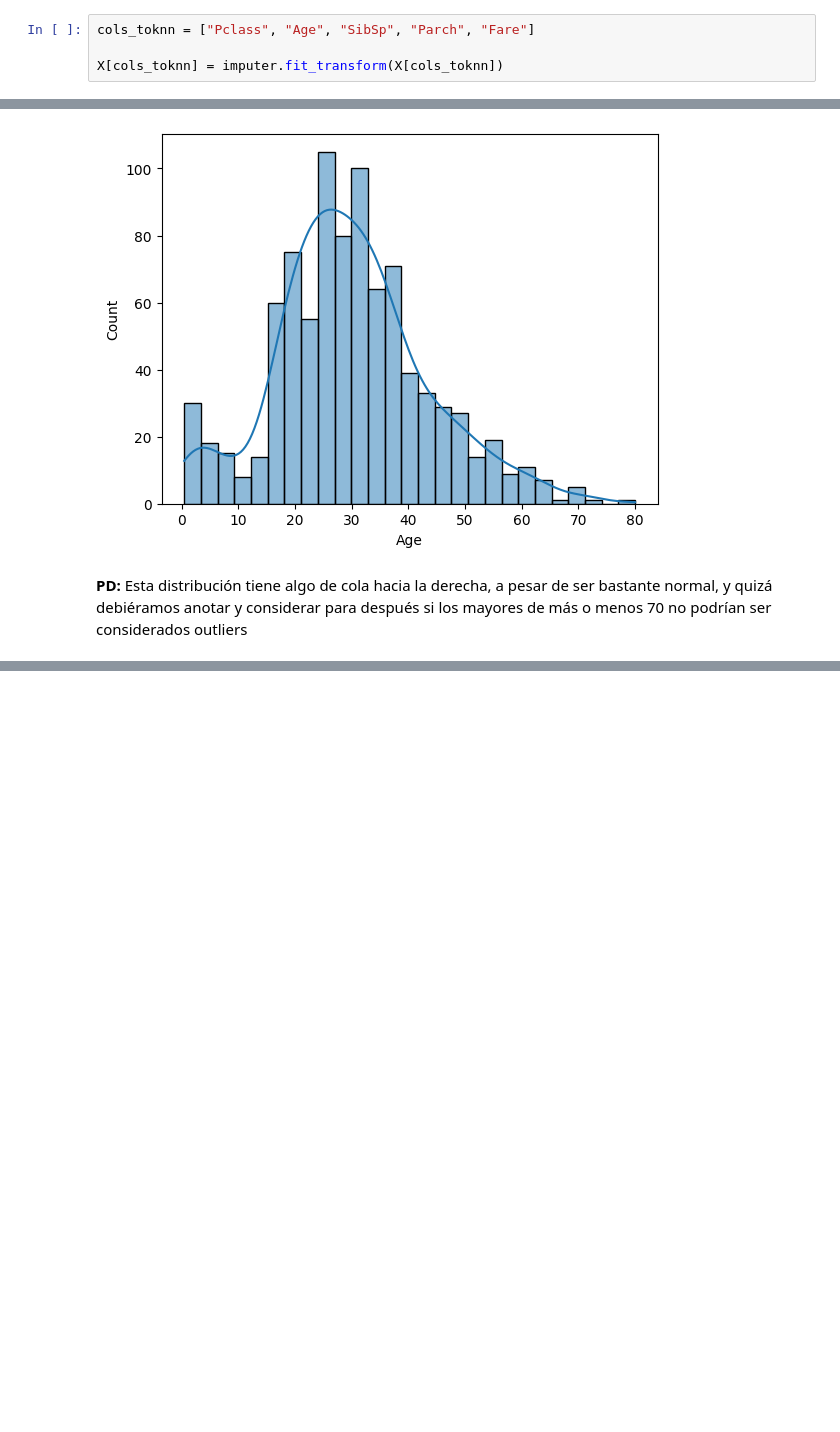
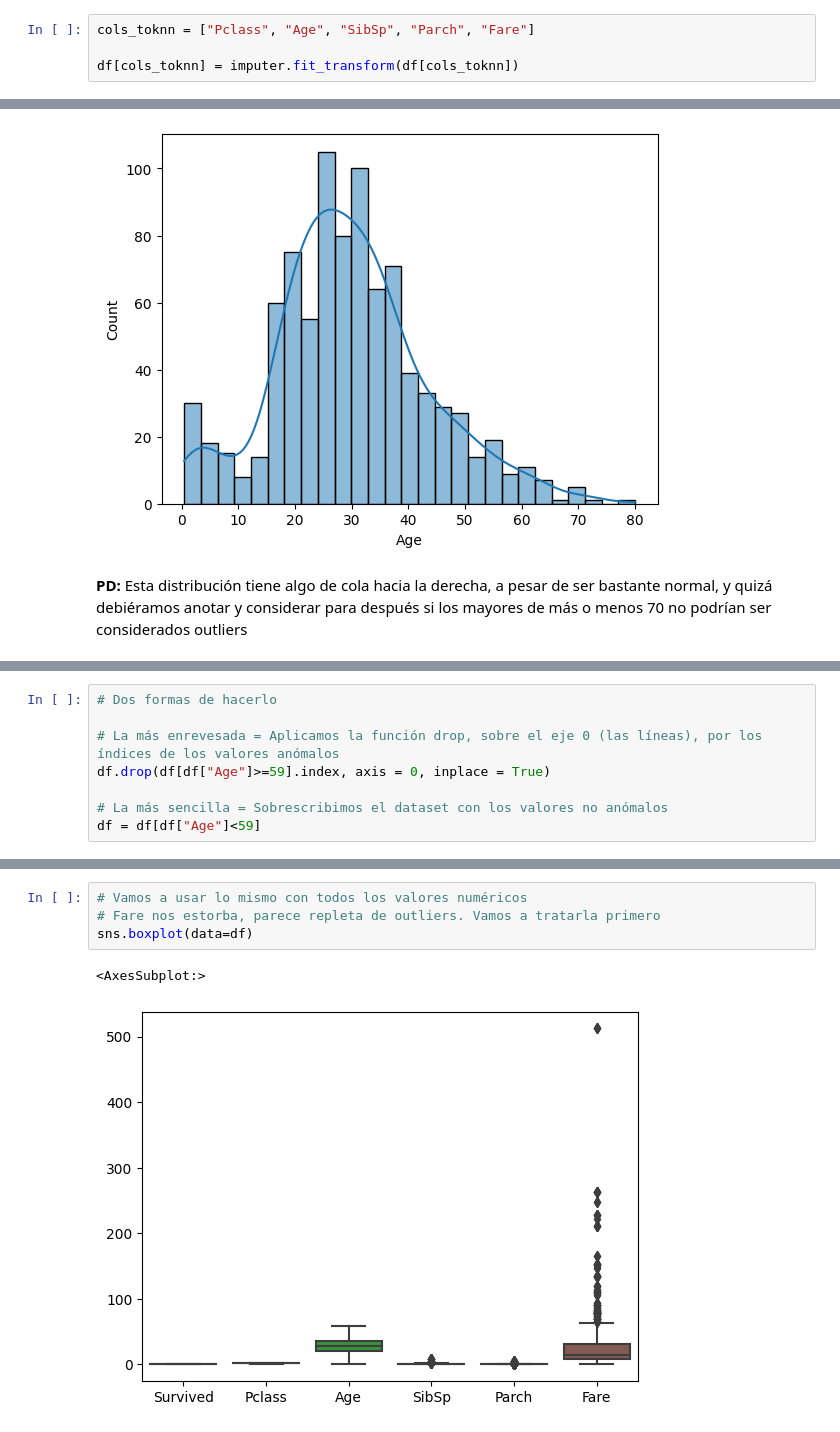
Before and after one commit to AI-School-F5-P2/titanic_example, a Jupyter notebook: titanic_eda.ipynb, the cells around one changed output, grey strips where cells are left out. Cells and saved outputs as stored; diff of their text form; blank space fills up the shorter version.

```diff
--- a/titanic_eda.ipynb
+++ b/titanic_eda.ipynb
@@ -582,6 +592,6 @@ X.head()
 # %%
 cols_toknn = ["Pclass", "Age", "SibSp", "Parch", "Fare"]
 
-X[cols_toknn] = imputer.fit_transform(X[cols_toknn])
+df[cols_toknn] = imputer.fit_transform(df[cols_toknn])
 # %%
 # Funcionó ;)
@@ -784,0 +691,8 @@ Este es un dataset pequeño y es difícil tratar esos casos. Podría ser un prob
+# %%
+# Dos formas de hacerlo
+
+# La más enrevesada = Aplicamos la función drop, sobre el eje 0 (las líneas), por los índices de los valores anómalos
+df.drop(df[df["Age"]>=59].index, axis = 0, inplace = True)
+
+# La más sencilla = Sobrescribimos el dataset con los valores no anómalos
+df = df[df["Age"]<59]
@@ -784,0 +715,7 @@ Este es un dataset pequeño y es difícil tratar esos casos. Podría ser un prob
+# %%
+# Vamos a usar lo mismo con todos los valores numéricos
+# Fare nos estorba, parece repleta de outliers. Vamos a tratarla primero
+sns.boxplot(data=df)
+# %% [output]
+<AxesSubplot:>
+[figure, added]
```
Also changed, not shown: parts of 85 cells of this notebook.
